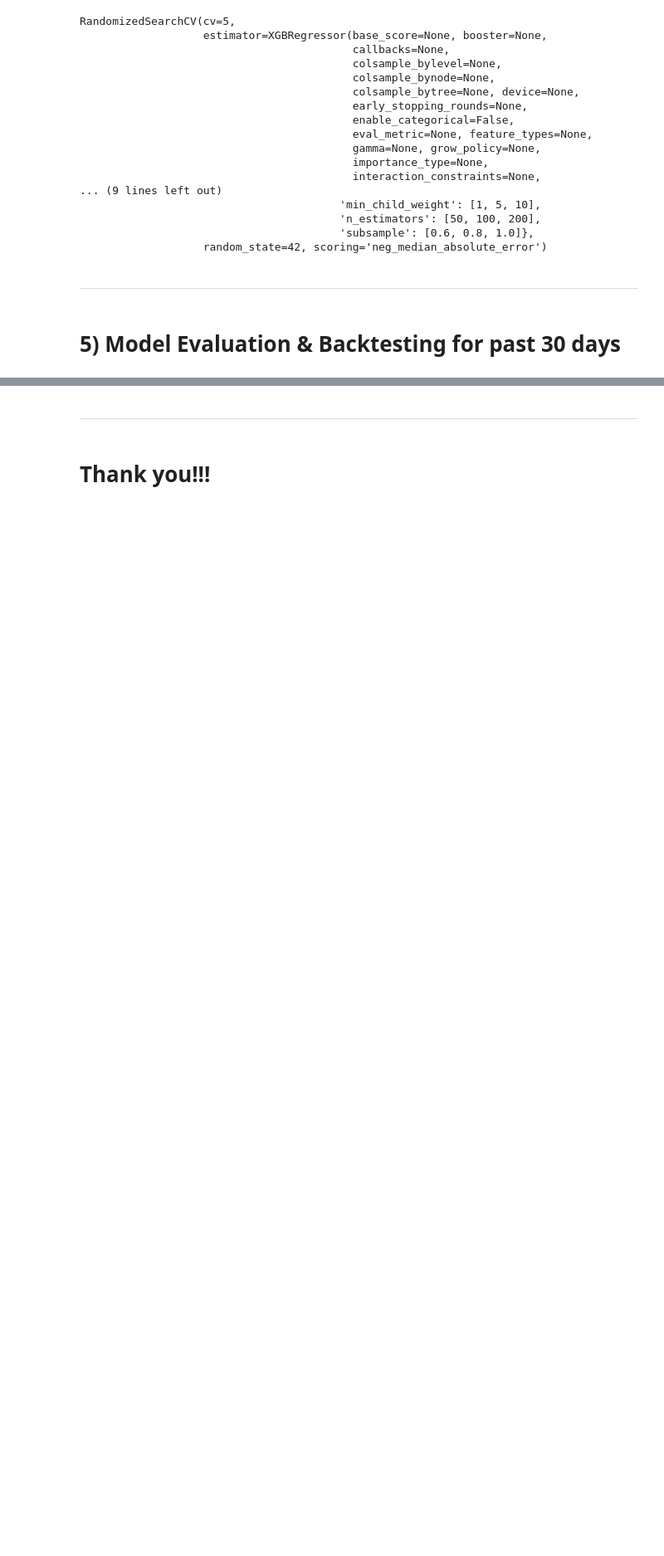
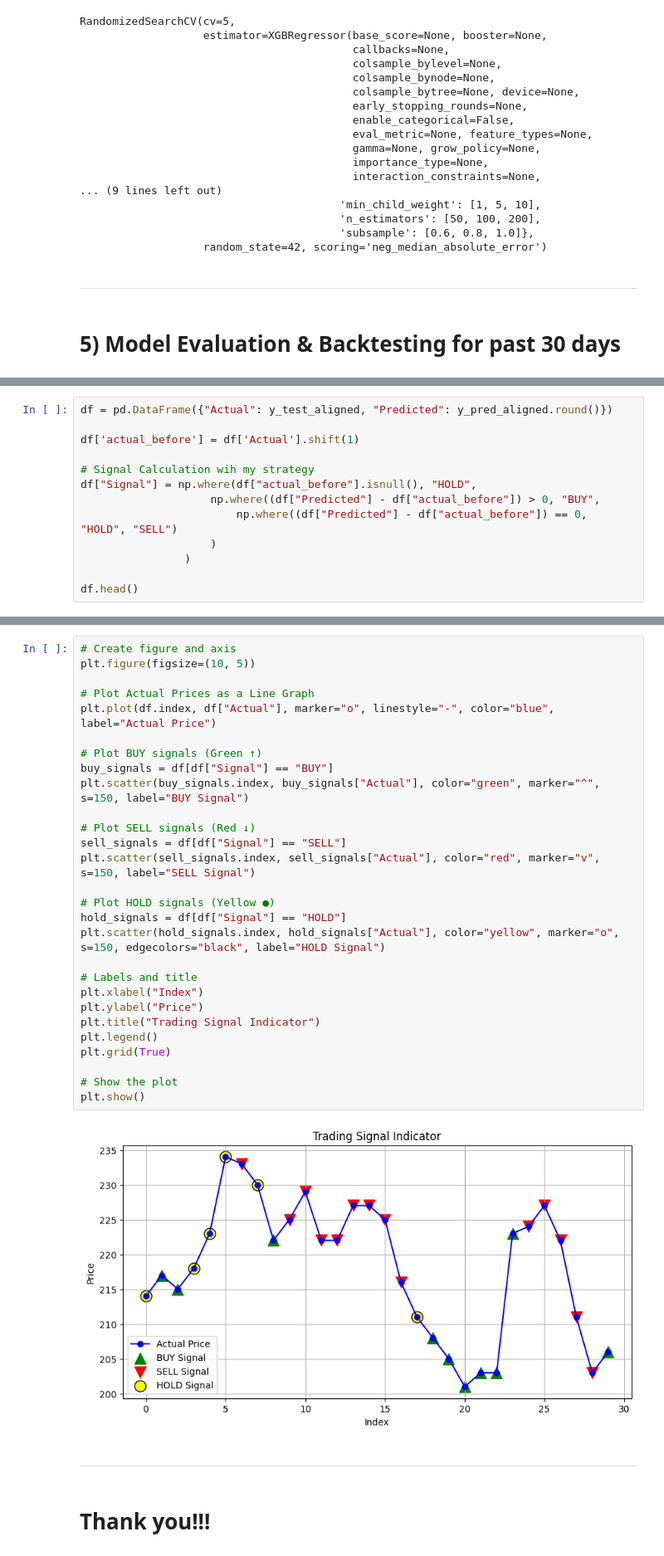
Before and after one commit to KaranSharma-007/Python-Finance, a Jupyter notebook: Main.ipynb, the cells around one changed output, grey strips where cells are left out. Shown at 83% size. Drawn from its saved outputs; the diff is of its cells as text; blank space fills up the shorter version.

```diff
--- a/Main.ipynb
+++ b/Main.ipynb
@@ -676,0 +665,13 @@ plt.show()
+# %%
+df = pd.DataFrame({"Actual": y_test_aligned, "Predicted": y_pred_aligned.round()})
+
+df['actual_before'] = df['Actual'].shift(1)
+
+# Signal Calculation wih my strategy
+df["Signal"] = np.where(df["actual_before"].isnull(), "HOLD",
+                    np.where((df["Predicted"] - df["actual_before"]) > 0, "BUY",
+                        np.where((df["Predicted"] - df["actual_before"]) == 0, "HOLD", "SELL")
+                    )
+                )
+
+df.head()
@@ -677,3 +685,33 @@ plt.show()
+# %%
+# Create figure and axis
+plt.figure(figsize=(10, 5))
+
+# Plot Actual Prices as a Line Graph
+plt.plot(df.index, df["Actual"], marker="o", linestyle="-", color="blue", label="Actual Price")
+
+# Plot BUY signals (Green ↑)
+buy_signals = df[df["Signal"] == "BUY"]
+plt.scatter(buy_signals.index, buy_signals["Actual"], color="green", marker="^", s=150, label="BUY Signal")
+
+# Plot SELL signals (Red ↓)
+sell_signals = df[df["Signal"] == "SELL"]
+plt.scatter(sell_signals.index, sell_signals["Actual"], color="red", marker="v", s=150, label="SELL Signal")
+
+# Plot HOLD signals (Yellow ●)
+hold_signals = df[df["Signal"] == "HOLD"]
+plt.scatter(hold_signals.index, hold_signals["Actual"], color="yellow", marker="o", s=150, edgecolors="black", label="HOLD Signal")
+
+# Labels and title
+plt.xlabel("Index")
+plt.ylabel("Price")
+plt.title("Trading Signal Indicator")
+plt.legend()
+plt.grid(True)
+
+# Show the plot
+plt.show()
+# %% [output]
+[figure, added]
 # %% [markdown]
 ---------------------------------------------------------------------------------------------------------------------------------------------------
 # %% [markdown]
```
Also changed, not shown: parts of 7 cells of this notebook, 3 other files.
